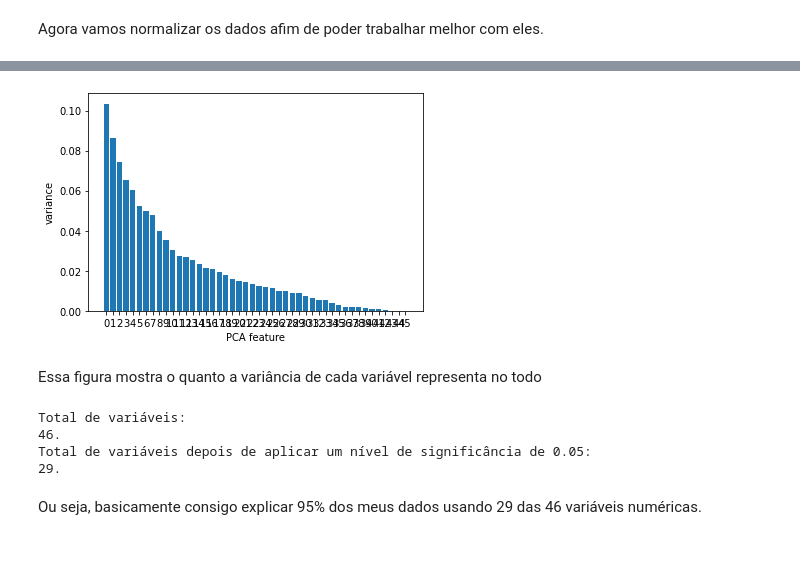
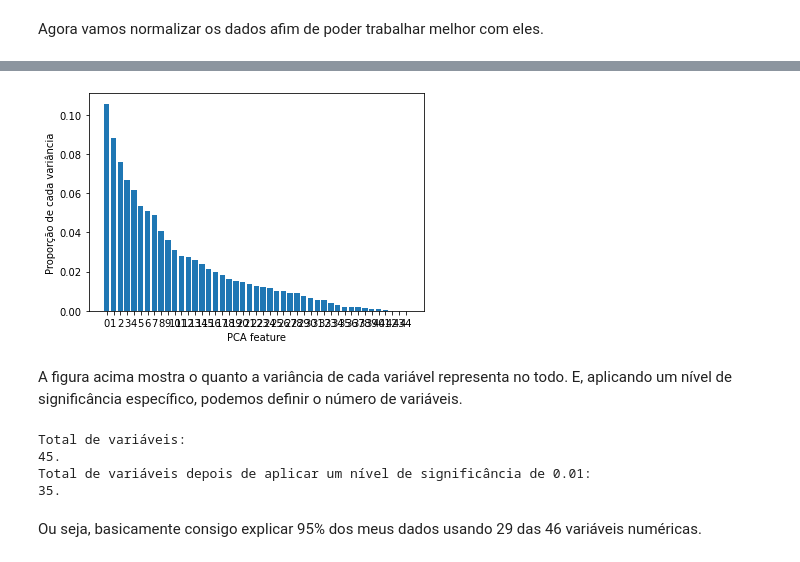
Before and after one commit to davialvesguerra/trainee-iee, a Jupyter notebook: 2º_Período.ipynb, the cells around one changed output, grey strips where cells are left out. Drawn from its saved outputs; the diff is of its cells as text; code cells hidden in the pictures.

```diff
--- a/2º_Período.ipynb
+++ b/2º_Período.ipynb
@@ -103,11 +112,10 @@ Verificando os tipos das colunas é possível observar que a maioria apresenta o
 Afim de trabalhar somente com as variáveis numéricas, vamos transformar essas possíveis variáveis categóricas em strings
 # %%
 chars_cols = [x for x in df if df[x].nunique() == 2]
-num_cols = [x for x in df if (df[x].nunique() != 2) ]
+num_cols =   [x for x in df if df[x].nunique() != 2]
 
-#retirando a primeira coluna, pois é a coluna de url
-num_cols = num_cols[1:]
-
+#retirando a primeira coluna, pois é a coluna de url e a última que é a que queremos prever
+num_cols = num_cols[1:-1]
 
 df.loc[:,chars_cols] = df.loc[:,chars_cols].astype(str)
 
@@ -175,28 +172,29 @@ plt.show()
 # %%
 features = range(model.n_components_)
 plt.bar(features, model.explained_variance_ratio_)
 plt.xlabel('PCA feature')
-plt.ylabel('variance')
+plt.ylabel('Proporção de cada variância')
 plt.xticks(features)
 plt.show()
 # %% [output]
-[figure, old version]
+[figure, new version]
 # %% [markdown]
-Essa figura mostra o quanto a variância de cada variável representa no todo
+A figura acima mostra o quanto a variância de cada variável representa no todo.
+E, aplicando um nível de significância específico, podemos definir o número de variáveis.
 # %%
 variancia_raio = model.explained_variance_ratio_
 
 total_vars = len(variancia_raio)
-nivel_signif = 1 - 0.05
+nivel_signif = 1 - 0.01
 
 reduc_vars = list(filter(lambda x: sum(variancia_raio[0:x]) > nivel_signif, range(total_vars)))
 total_reduc_vars = total_vars - len(reduc_vars)
 print(f"Total de variáveis:\n{total_vars}.\nTotal de variáveis depois de aplicar um nível de significância de {round(1-nivel_signif,2)}:\n{total_reduc_vars}.")
 # %% [output]
 Total de variáveis:
-46.
-Total de variáveis depois de aplicar um nível de significância de 0.05:
-29.
+45.
+Total de variáveis depois de aplicar um nível de significância de 0.01:
+35.
 # %% [markdown]
 Ou seja, basicamente consigo explicar 95% dos meus dados usando 29 das 46 variáveis numéricas.
 # %% [markdown]
```
Also changed, not shown: parts of 35 cells of this notebook.
